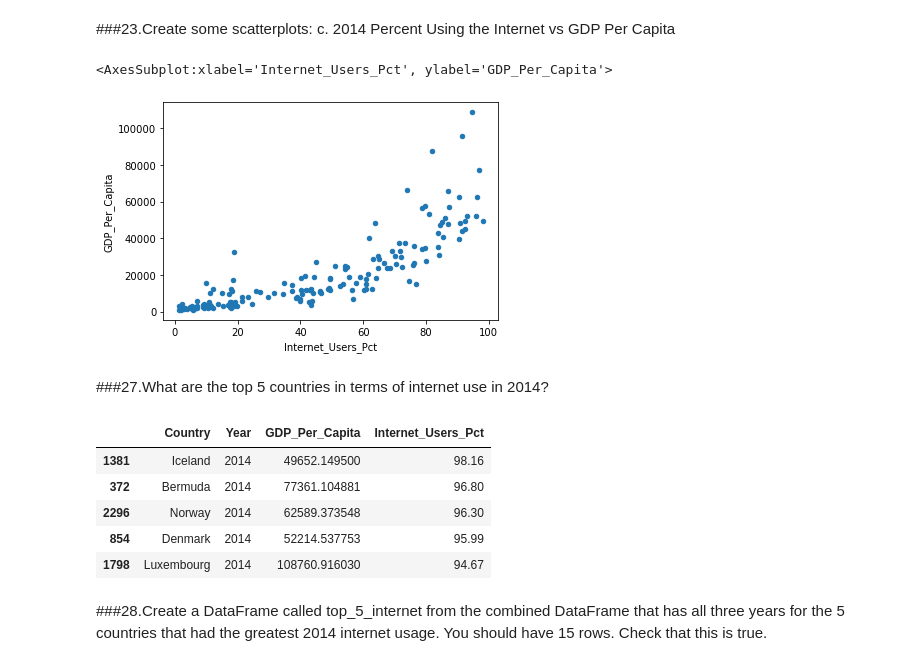
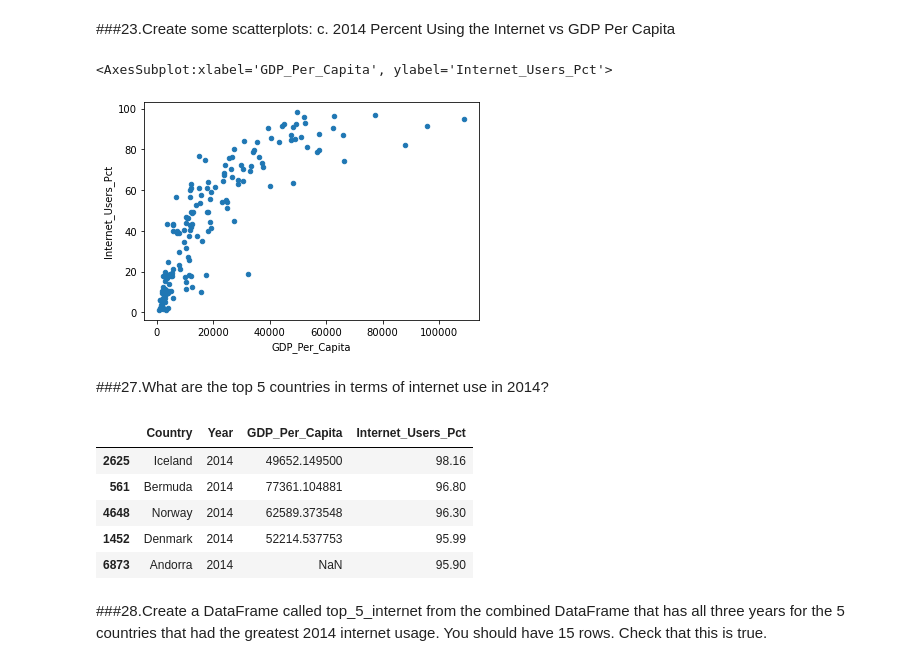
Before and after one commit to igoike/gdp-and-internet-usage-igoike, a Jupyter notebook: notebook/gdp_and_internet_usage.ipynb, the cells around one changed output. Drawn from its saved outputs; the diff is of its cells as text; code cells hidden in the pictures.

```diff
--- a/notebook/gdp_and_internet_usage.ipynb
+++ b/notebook/gdp_and_internet_usage.ipynb
@@ -209,4 +210,4 @@ print(internet_df)
 # %% [markdown]
 ###13.Merge the two DataFrames to one. Merge all rows from each of the two DataFrames. Call the new DataFrame gdp_and_internet_use.
 # %%
-gdp_and_internet_use = pd.merge(gdp_df, internet_df)
+gdp_and_internet_use = pd.merge(gdp_df, internet_df,on=['Country','Year'],how='outer')
@@ -398,21 +403,21 @@ gdp_and_internet_use_2009.plot.scatter("Internet_Users_Pct","GDP_Per_Capita")
 # %% [markdown]
 ###23.Create some scatterplots: c. 2014 Percent Using the Internet vs GDP Per Capita
 # %%
-gdp_and_internet_use_2014.plot.scatter("Internet_Users_Pct","GDP_Per_Capita")
+gdp_and_internet_use_2014.plot.scatter("GDP_Per_Capita","Internet_Users_Pct")
 # %% [output]
-<AxesSubplot:xlabel='Internet_Users_Pct', ylabel='GDP_Per_Capita'>
+<AxesSubplot:xlabel='GDP_Per_Capita', ylabel='Internet_Users_Pct'>
-[figure, old version]
+[figure, new version]
 # %% [markdown]
 ###27.What are the top 5 countries in terms of internet use in 2014?
 # %%
 gdp_and_internet_use_2014.nlargest(5,'Internet_Users_Pct')
 # %% [output]
 |  | Country | Year | GDP_Per_Capita | Internet_Users_Pct |
-| 1381 | Iceland | 2014 | 49652.149500 | 98.16 |
-| 372 | Bermuda | 2014 | 77361.104881 | 96.80 |
-| 2296 | Norway | 2014 | 62589.373548 | 96.30 |
-| 854 | Denmark | 2014 | 52214.537753 | 95.99 |
-| 1798 | Luxembourg | 2014 | 108760.916030 | 94.67 |
+| 2625 | Iceland | 2014 | 49652.149500 | 98.16 |
+| 561 | Bermuda | 2014 | 77361.104881 | 96.80 |
+| 4648 | Norway | 2014 | 62589.373548 | 96.30 |
+| 1452 | Denmark | 2014 | 52214.537753 | 95.99 |
+| 6873 | Andorra | 2014 | NaN | 95.90 |
 # %% [markdown]
 ###28.Create a DataFrame called top_5_internet from the combined DataFrame that has all three years for the 5 countries that had the greatest 2014 internet usage. You should have 15 rows. Check that this is true.
 # %%
```
Also changed, not shown: parts of 37 cells of this notebook.
